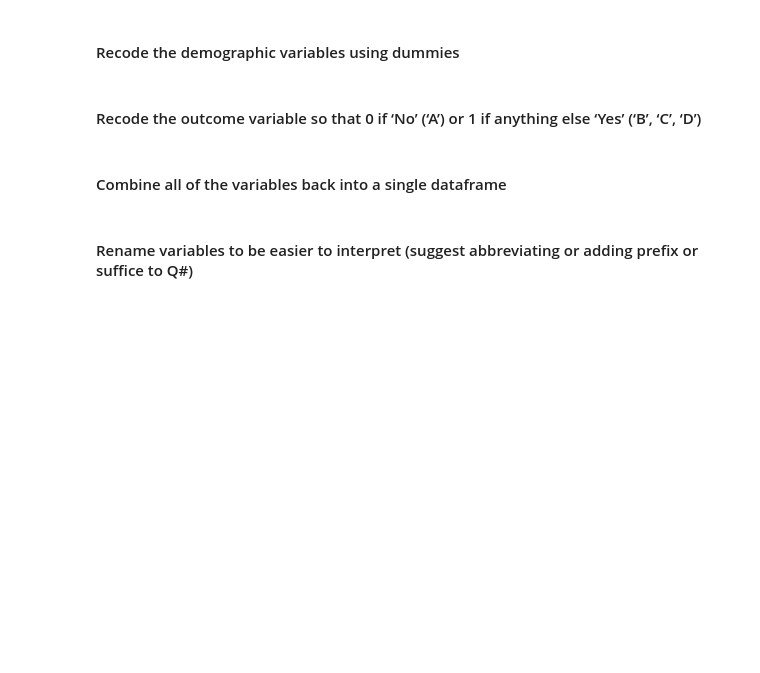
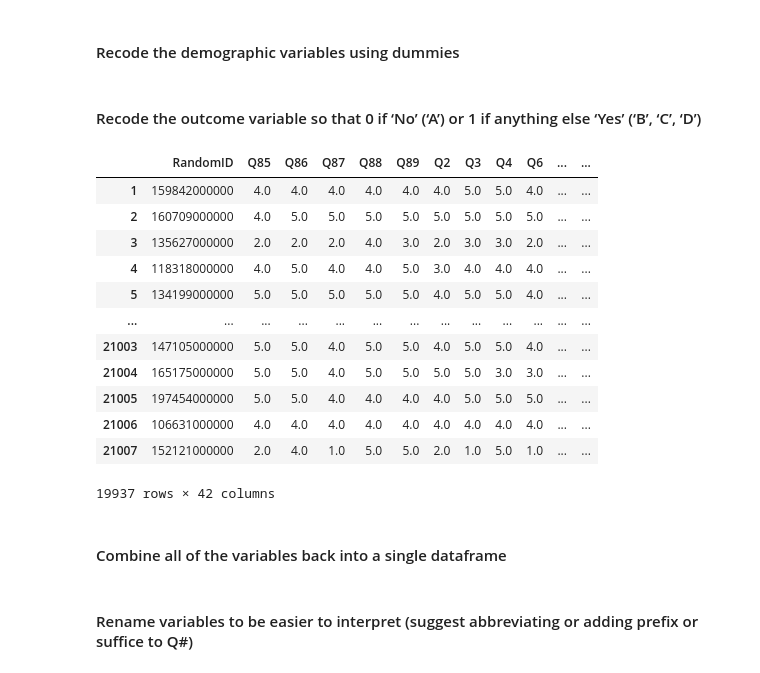
Before and after one commit to CJunger/agency-turnover, a Jupyter notebook: agency_analysis.ipynb, the cells around one changed output. Saved outputs shown, nothing was run; the diff lists cells and outputs as text; code cells hidden in the pictures; blank space fills up the shorter version.

```diff
--- a/agency_analysis.ipynb
+++ b/agency_analysis.ipynb
@@ -914,6 +931,12 @@ df_commerce_relevant_answered
 # %% [markdown]
 #### For the variables with blank/missing or ‘Do Not Know’ values either recode those values to the median of the other values.
 # %%
-# # convert X to missing
-# df_labor_recoded = df_labor_relevant_answered.replace(r'X', np.nan, regex=True)
-# df_labor_recoded
+# convert X to missing
+df_commerce_recoded = df_commerce_relevant_answered.replace(r'X', np.nan, regex=True)
+
+# put the columns in a list
+df_commerce_recoded_columns = df_commerce_recoded.columns.tolist()
+
+#impute with mode (doesn't mess with distribution)
+for impute_column in df_commerce_recoded_columns:
+    df_commerce_recoded[impute_column].fillna(df_commerce_recoded[impute_column].mode()[0], inplace=True)
@@ -936,4 +945,4 @@ df_commerce_relevant_answered
 # %%
-# #turn variable into a binary variable (do you have any unmet needs or is this org failing to meet your needs)
-# #Reducing it to either Needs are met
-# df_labor_recoded['Q84'] = np.where(df_labor_recoded['Q84'].isin(['1', '2']),1,0)
+#turn variable into a binary variable (do you have any unmet needs or is this org failing to meet your needs)
+#Reducing it to either Needs are met
+df_commerce_recoded['Q84'] = np.where(df_commerce_recoded['Q84'].isin(['1', '2']),1,0)
@@ -942,14 +949,10 @@ df_commerce_relevant_answered
 # %%
-# #change type for numeric vars
-# numeric_vars = []
-# for num_columns in numeric_vars:
-#     df_labor_recoded[num_columns]=df_labor_recoded[num_columns].astype(int)
-
-# df_labor_recoded.info()
+#change type for numeric vars
+numeric_vars = []
+for num_columns in numeric_vars:
+    df_commerce_recoded[num_columns]=df_commerce_recoded[num_columns].astype(int)
 # %% [markdown]
 #### Recode the demographic variables using dummies
 # %%
-# #(6) get dummies for variables in Demographic Codes (DO NOT DO THIS FOR OUTCOME & Q84)
-# demo_dummies = pd.get_dummies(df_labor_recoded, columns=['DRNO', 'DHISP', 'DDIS', 'DAGEGRP', 'DSUPER', 'DFEDTEN', 'DSEX', 'DMIL'])
-
-# demo_dummies.tail()
+#(6) get dummies for variables in Demographic Codes (DO NOT DO THIS FOR OUTCOME & Q84)
+demo_dummies_commerce = pd.get_dummies(df_commerce_recoded, columns=['DRNO', 'DHISP', 'DDIS', 'DAGEGRP', 'DSUPER', 'DFEDTEN', 'DSEX', 'DMIL'])
@@ -958,9 +959,23 @@ df_commerce_relevant_answered
 # %% [markdown]
 #### Recode the outcome variable so that 0 if ‘No’ (‘A’) or 1 if anything else ‘Yes’ (‘B’, ‘C’, ‘D’)
 # %%
-# demo_dummies['DLEAVING'] = np.where(demo_dummies['DLEAVING'] == 'A', 0, 1)
+demo_dummies_commerce['DLEAVING'] = np.where(demo_dummies_commerce['DLEAVING'] == 'A', 0, 1)
 
-# demo_dummies
+demo_dummies_commerce
+# %% [output]
+|  | RandomID | Q85 | Q86 | Q87 | Q88 | Q89 | Q2 | Q3 | Q4 | Q6 | ... | ... |
+| 1 | 159842000000 | 4.0 | 4.0 | 4.0 | 4.0 | 4.0 | 4.0 | 5.0 | 5.0 | 4.0 | ... | ... |
+| 2 | 160709000000 | 4.0 | 5.0 | 5.0 | 5.0 | 5.0 | 5.0 | 5.0 | 5.0 | 5.0 | ... | ... |
+| 3 | 135627000000 | 2.0 | 2.0 | 2.0 | 4.0 | 3.0 | 2.0 | 3.0 | 3.0 | 2.0 | ... | ... |
+| 4 | 118318000000 | 4.0 | 5.0 | 4.0 | 4.0 | 5.0 | 3.0 | 4.0 | 4.0 | 4.0 | ... | ... |
+| 5 | 134199000000 | 5.0 | 5.0 | 5.0 | 5.0 | 5.0 | 4.0 | 5.0 | 5.0 | 4.0 | ... | ... |
+| ... | ... | ... | ... | ... | ... | ... | ... | ... | ... | ... | ... | ... |
+| 21003 | 147105000000 | 5.0 | 5.0 | 4.0 | 5.0 | 5.0 | 4.0 | 5.0 | 5.0 | 4.0 | ... | ... |
+| 21004 | 165175000000 | 5.0 | 5.0 | 4.0 | 5.0 | 5.0 | 5.0 | 5.0 | 3.0 | 3.0 | ... | ... |
+| 21005 | 197454000000 | 5.0 | 5.0 | 4.0 | 4.0 | 4.0 | 4.0 | 5.0 | 5.0 | 5.0 | ... | ... |
+| 21006 | 106631000000 | 4.0 | 4.0 | 4.0 | 4.0 | 4.0 | 4.0 | 4.0 | 4.0 | 4.0 | ... | ... |
+| 21007 | 152121000000 | 2.0 | 4.0 | 1.0 | 5.0 | 5.0 | 2.0 | 1.0 | 5.0 | 1.0 | ... | ... |
+19937 rows × 42 columns
 # %% [markdown]
 ####  Combine all of the variables back into a single dataframe
 # %%
```
Also changed, not shown: parts of 40 cells of this notebook, 1 other file.
